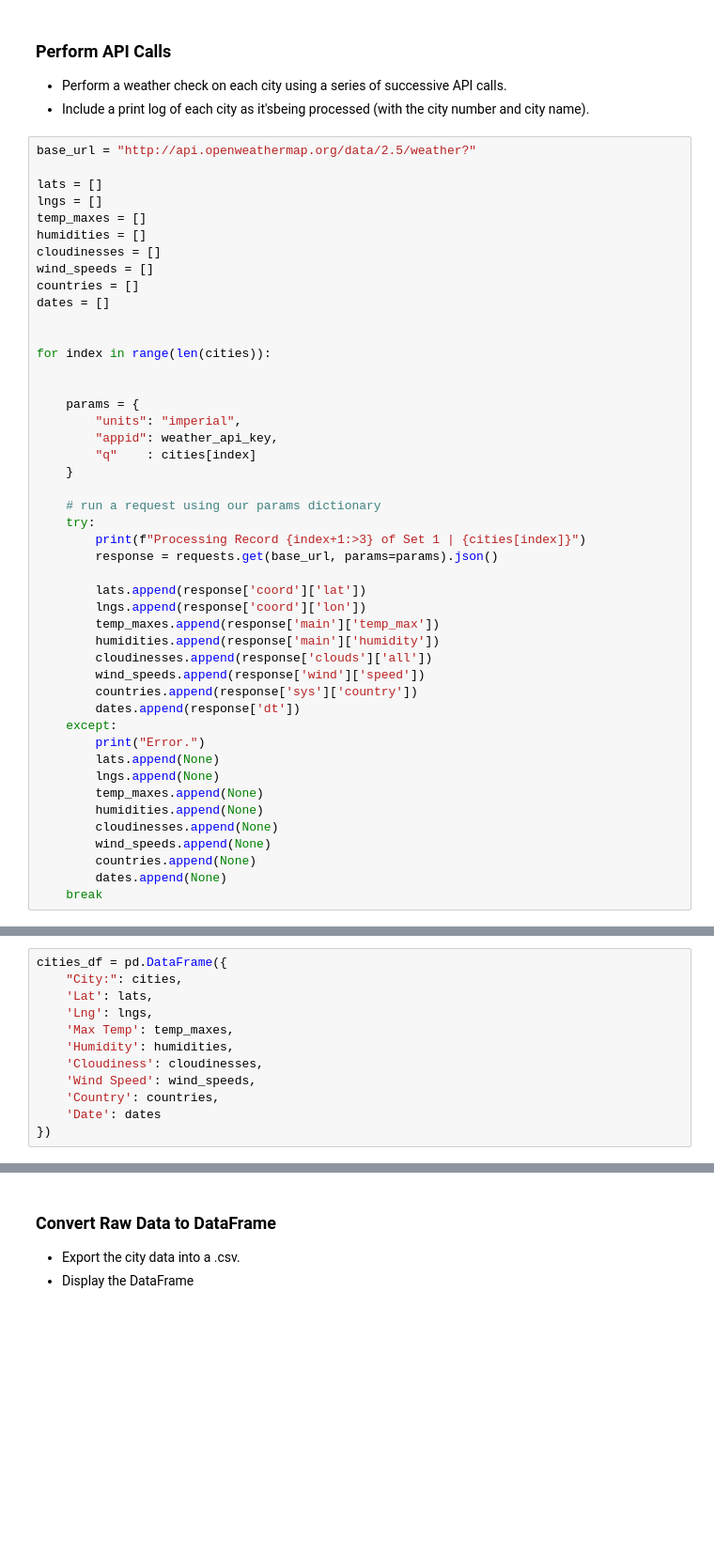
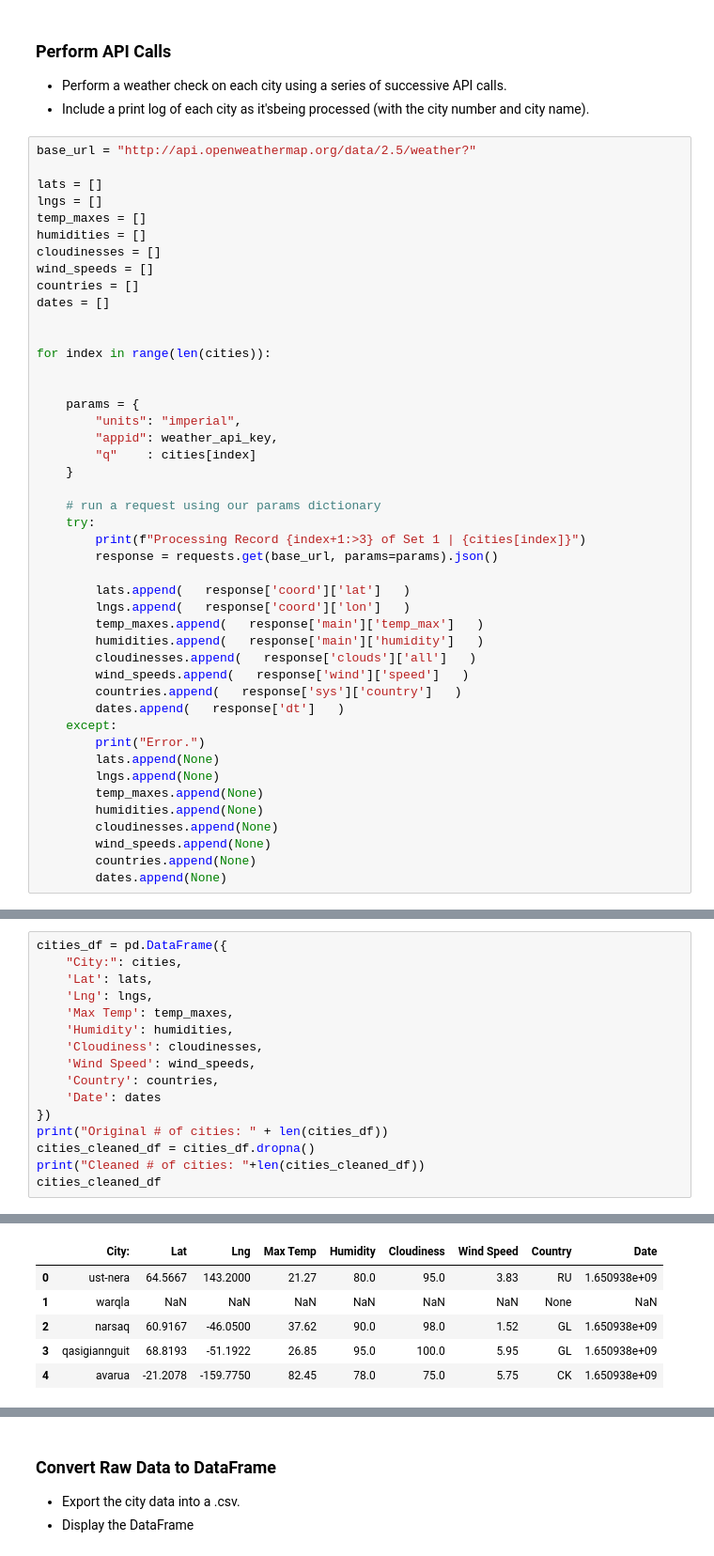
Before and after one commit to RL-Lane/python-api-challenge, a Jupyter notebook: WeatherPy.ipynb, the cells around one changed output, grey strips where cells are left out. Shown at 94% size. Saved outputs shown, nothing was run; the diff lists cells and outputs as text; blank space fills up the shorter version.

```diff
--- a/WeatherPy.ipynb
+++ b/WeatherPy.ipynb
@@ -89,14 +88,14 @@ for index in range(len(cities)):
         print(f"Processing Record {index+1:>3} of Set 1 | {cities[index]}")
         response = requests.get(base_url, params=params).json()
 
-        lats.append(response['coord']['lat'])
-        lngs.append(response['coord']['lon'])
-        temp_maxes.append(response['main']['temp_max'])
-        humidities.append(response['main']['humidity'])
-        cloudinesses.append(response['clouds']['all'])
-        wind_speeds.append(response['wind']['speed'])
-        countries.append(response['sys']['country'])
-        dates.append(response['dt'])
+        lats.append(   response['coord']['lat']   )
+        lngs.append(   response['coord']['lon']   )
+        temp_maxes.append(   response['main']['temp_max']   )
+        humidities.append(   response['main']['humidity']   )
+        cloudinesses.append(   response['clouds']['all']   )
+        wind_speeds.append(   response['wind']['speed']   )
+        countries.append(   response['sys']['country']   )
+        dates.append(   response['dt']   )
     except:
         print("Error.")
         lats.append(None)
@@ -107,5 +106,4 @@ for index in range(len(cities)):
         wind_speeds.append(None)
         countries.append(None)
         dates.append(None)
-    break
 # %% [output]
@@ -123,4 +136,8 @@ cities_df = pd.DataFrame({
     'Country': countries,
     'Date': dates
 })
+print("Original # of cities: " + len(cities_df))
+cities_cleaned_df = cities_df.dropna()
+print("Cleaned # of cities: "+len(cities_cleaned_df))
+cities_cleaned_df
 # %% [output]
@@ -127,0 +144,6 @@ ValueError: All arrays must be of the same length
+|  | City: | Lat | Lng | Max Temp | Humidity | Cloudiness | Wind Speed | Country | Date |
+| 0 | ust-nera | 64.5667 | 143.2000 | 21.27 | 80.0 | 95.0 | 3.83 | RU | 1.650938e+09 |
+| 1 | warqla | NaN | NaN | NaN | NaN | NaN | NaN | None | NaN |
+| 2 | narsaq | 60.9167 | -46.0500 | 37.62 | 90.0 | 98.0 | 1.52 | GL | 1.650938e+09 |
+| 3 | qasigiannguit | 68.8193 | -51.1922 | 26.85 | 95.0 | 100.0 | 5.95 | GL | 1.650938e+09 |
+| 4 | avarua | -21.2078 | -159.7750 | 82.45 | 78.0 | 75.0 | 5.75 | CK | 1.650938e+09 |
```
Also changed, not shown: parts of 4 cells of this notebook.
